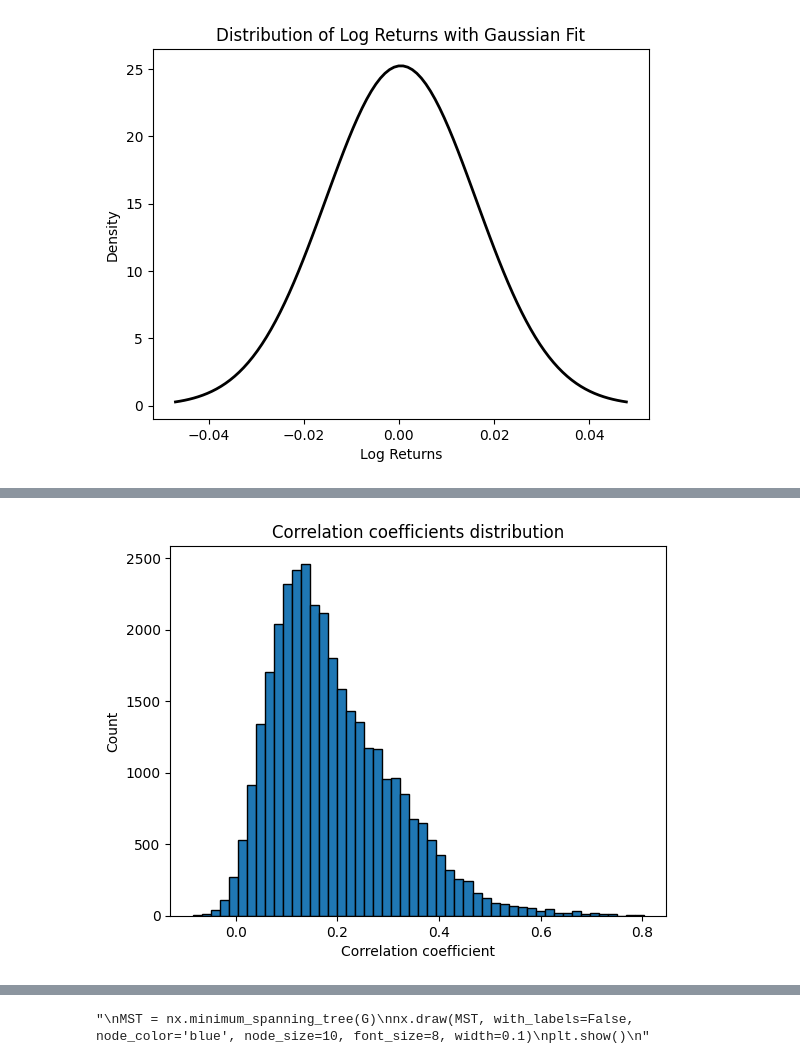
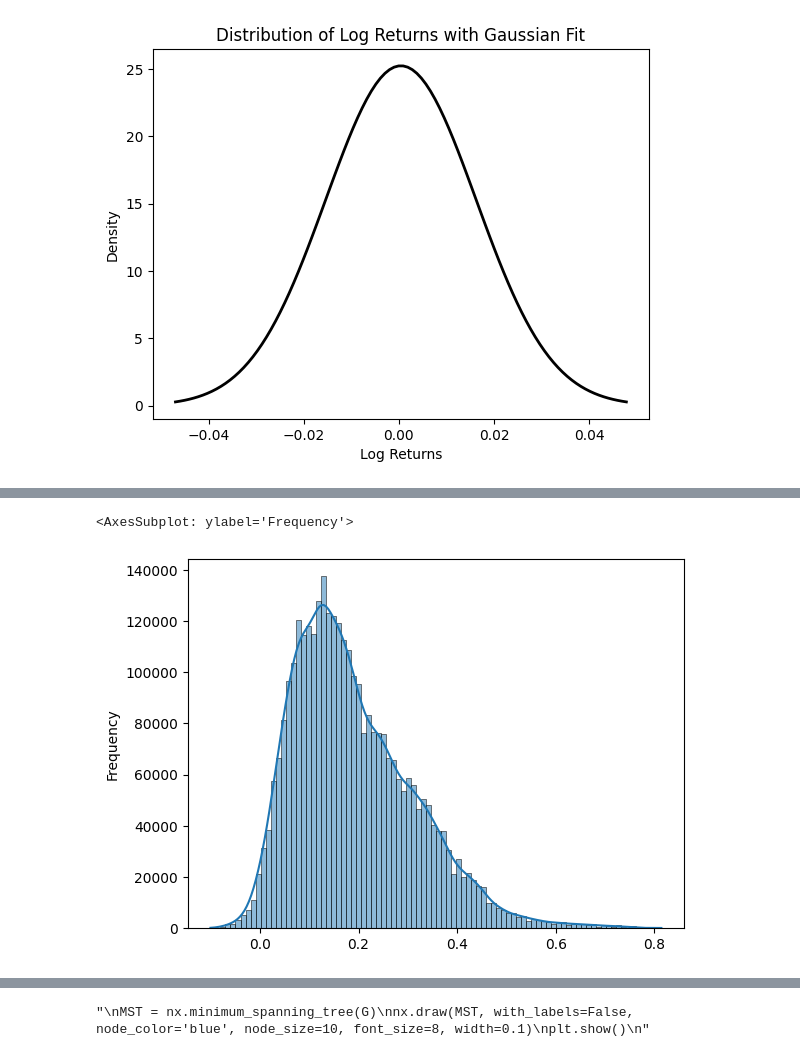
Before and after one commit to NiccoloMarzi/Financial-Network-Analysis, a Jupyter notebook: SNA_project.ipynb, the cells around one changed output, grey strips where cells are left out. Saved outputs shown, nothing was run; the diff lists cells and outputs as text; code cells hidden in the pictures.

```diff
--- a/SNA_project.ipynb
+++ b/SNA_project.ipynb
@@ -167,16 +166,16 @@ print(df.iloc[0]['Correlation_coefficients'])
-# %%
-#Extract the correlation coefficients
-
-coefficients = df['Correlation_coefficients'].apply(lambda x: list(x.values())).sum()
-
-#Plot the distribution of correlation coefficients
-plt.hist(coefficients, bins=50, edgecolor='black')
-plt.xlabel('Correlation coefficient')
-plt.ylabel('Count')
-plt.title('Correlation coefficients distribution')
-plt.show()
-# %% [output]
-[figure, removed]
+# %%
+#Let's inspect the distribution of correlation coefficients
+
+cc_flattened = []
+
+for i in range(df.shape[0]):
+    element = list(df.iloc[i]['Correlation_coefficients'].values())
+    cc_flattened += element
+
+sns.histplot(cc_flattened, kde=True, stat='frequency')
+# %% [output]
+<AxesSubplot: ylabel='Frequency'>
+[figure, added]
 # %%
 #Compute deciles of the correlation coefficient
 
```
Also changed, not shown: parts of 17 cells of this notebook.
